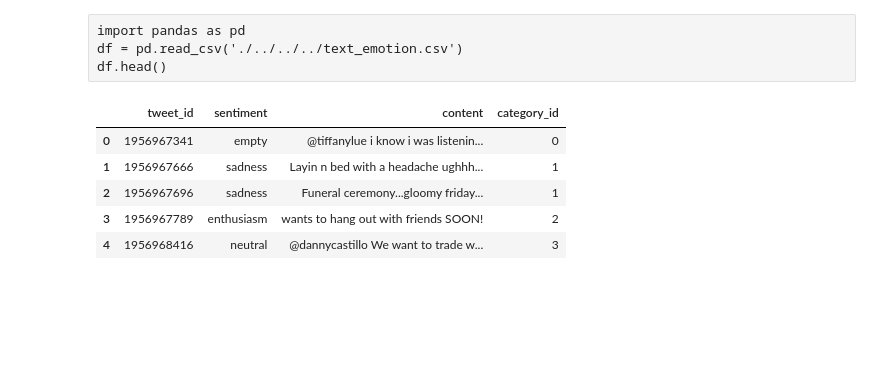
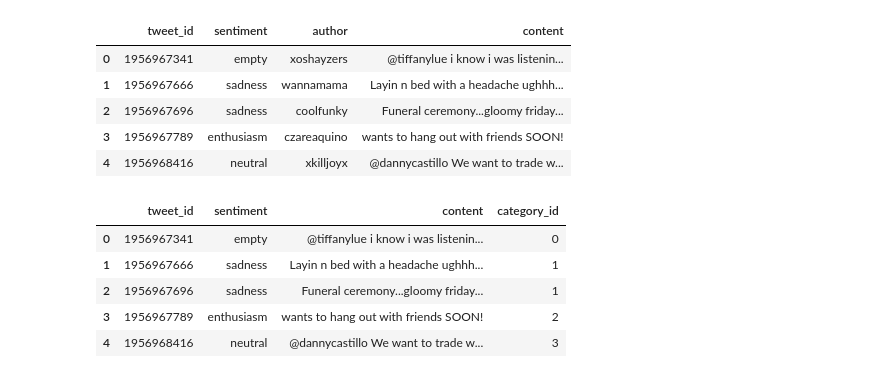
Before and after one commit to mayurgw/ML_Emotion_in_text_classification, a Jupyter notebook: Models/lstm/lstm.ipynb, the cells around one changed output. Drawn from its saved outputs; the diff is of its cells as text; code cells hidden in the pictures; blank space fills up the shorter version.

```diff
--- a/Models/lstm/lstm.ipynb
+++ b/Models/lstm/lstm.ipynb
@@ -1,7 +1,15 @@
-# %% [raw]
-import pandas as pd
-df = pd.read_csv('./../../../text_emotion.csv')
-df.head()
+# %%
+import pandas as pd
+
+df = pd.read_csv('./../../../text_emotion.csv')
+df.head()
+# %% [output]
+|  | tweet_id | sentiment | author | content |
+| 0 | 1956967341 | empty | xoshayzers | @tiffanylue i know i was listenin... |
+| 1 | 1956967666 | sadness | wannamama | Layin n bed with a headache ughhh... |
+| 2 | 1956967696 | sadness | coolfunky | Funeral ceremony...gloomy friday... |
+| 3 | 1956967789 | enthusiasm | czareaquino | wants to hang out with friends SOON! |
+| 4 | 1956968416 | neutral | xkilljoyx | @dannycastillo We want to trade w... |
 # %%
 #converting
 
```
Also changed, not shown: parts of 22 cells of this notebook, 3 other files.
